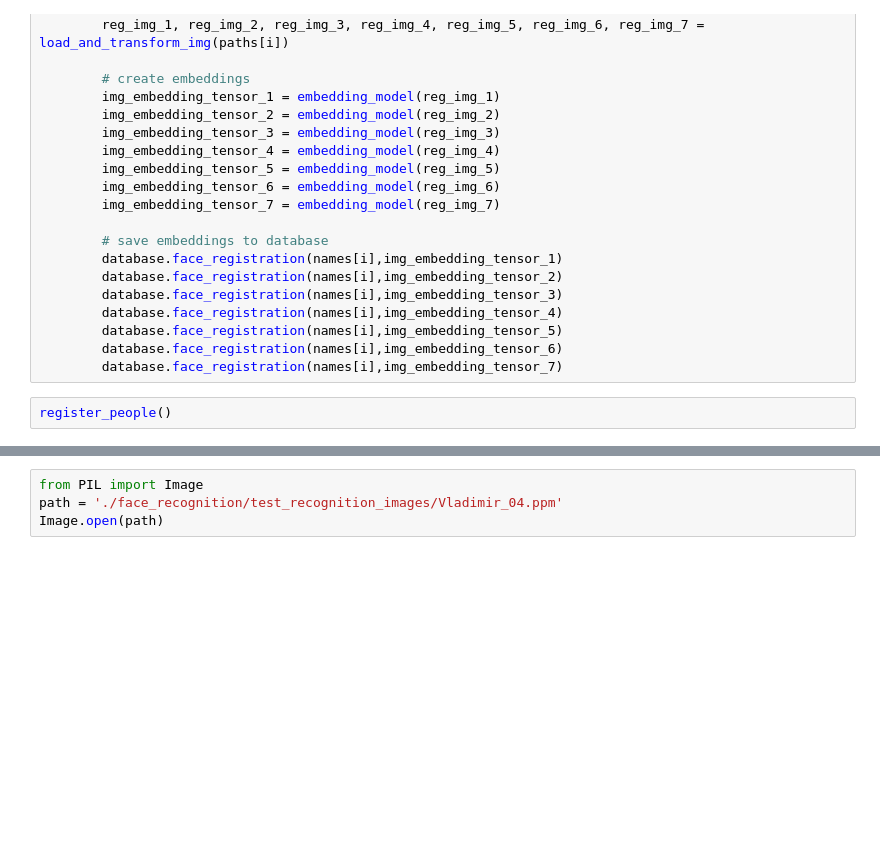
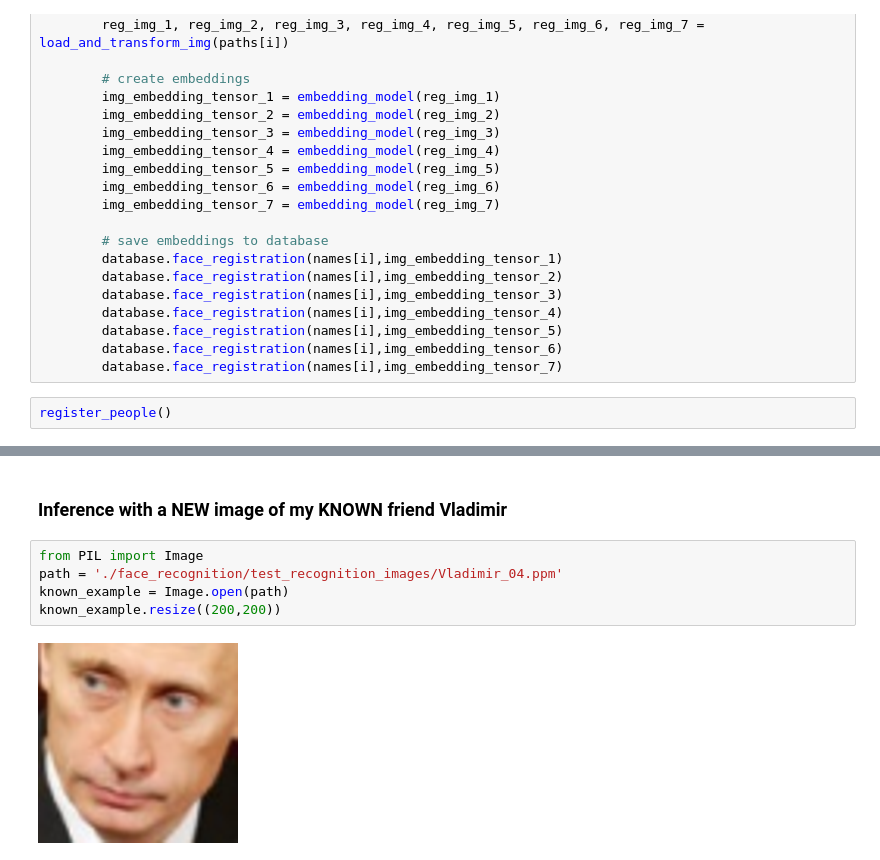
Before and after one commit to Neihtq/fasecure, a Jupyter notebook: Intermediate Presentation.ipynb, the cells around one changed output, grey strips where cells are left out. Drawn from its saved outputs; the diff is of its cells as text; blank space fills up the shorter version.

```diff
--- a/Intermediate Presentation.ipynb
+++ b/Intermediate Presentation.ipynb
@@ -267,6 +316,11 @@ face_recognition(path)
+# %% [markdown]
+### Inference with a NEW image of my KNOWN friend Vladimir
 # %%
 from PIL import Image
 path = './face_recognition/test_recognition_images/Vladimir_04.ppm'
-Image.open(path)
+known_example = Image.open(path)
+known_example.resize((200,200))
+# %% [output]
+[figure, added]
 # %%
 face_recognition(path)
```
Also changed, not shown: parts of 17 cells of this notebook, 4 other files.
